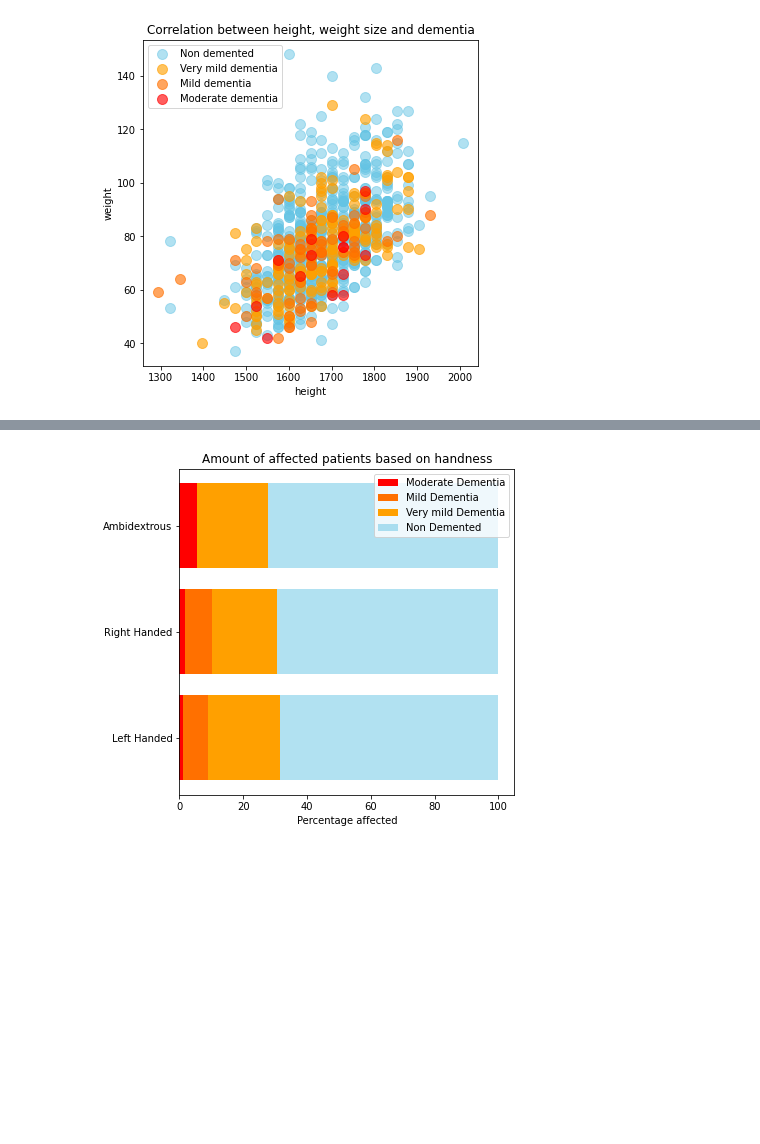
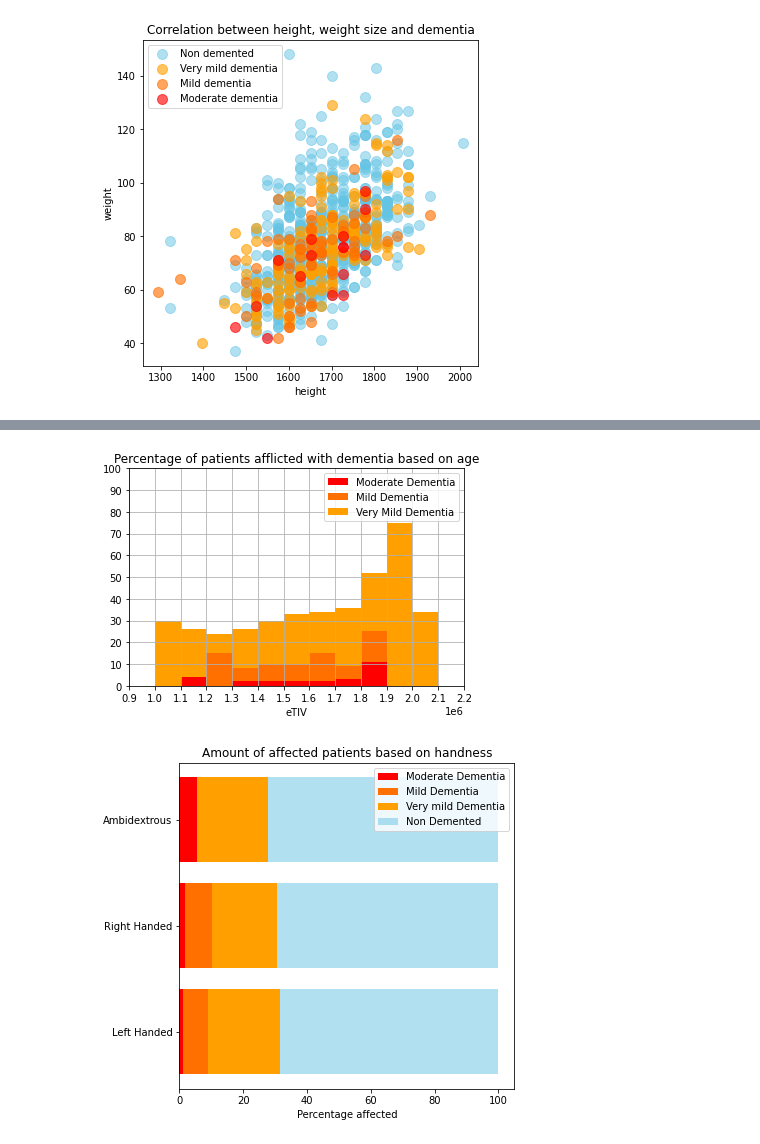
Before and after one commit to xCocco0/alzheimer-recognition, a Jupyter notebook: alzheimer.ipynb, the cells around one changed output, grey strips where cells are left out. Cells and saved outputs as stored; diff of their text form; code cells hidden in the pictures; blank space fills up the shorter version.

```diff
--- a/alzheimer.ipynb
+++ b/alzheimer.ipynb
@@ -237,3 +187,14 @@ plt.show()
+# %%
+#@title Customise your plot
+label = 'eTIV' #@param ["age", "height", "weight", "eTIV", "brainVol", "nWBV", "ventricleVol", "ventricleRatio", "hcVol", "hcRatio"]
+delta =  100000#@param {type:"number"}
+numbars =  22#@param {type:"integer"}
+xmin =  900000#@param {type:"integer"}
+xmax = None #@param {type:"raw"}
+
+hist_plot(label, delta, numbars, xmin = xmin, xmax = xmax)
+# %% [output]
+[figure, added]
 # %%
 fig, ax = plt.subplots(figsize=(6,6))
 bars = np.empty((4,3))
```
Also changed, not shown: parts of 17 cells of this notebook.
